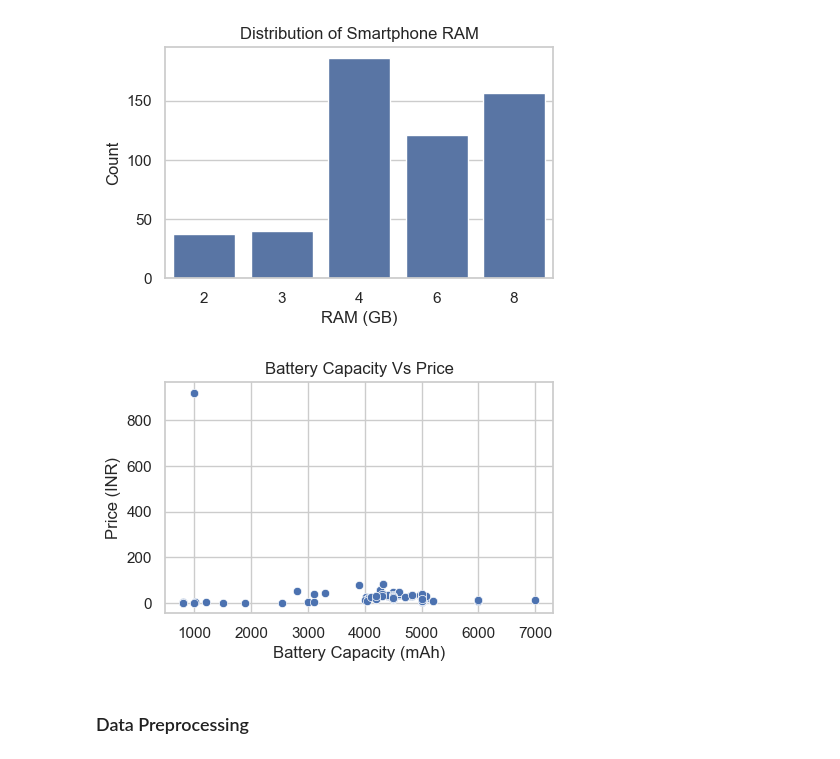
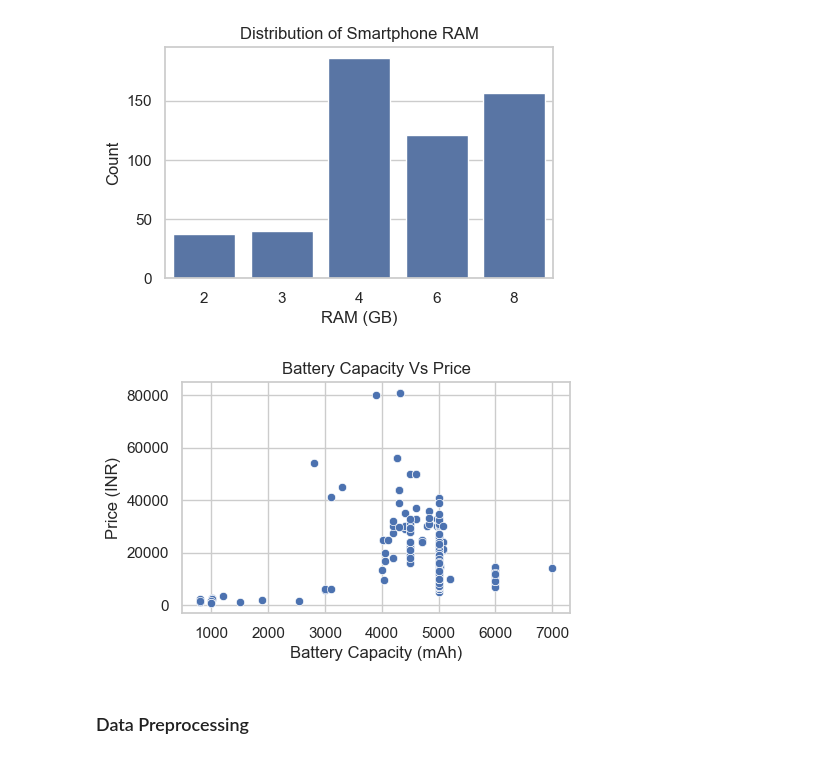
Before and after one commit to bhp001/Price-Prediction-for-Mobile-Phones, a Jupyter notebook: Feature Extraction and Price Prediction for Mobile Phones.ipynb, the cells around one changed output. Cells and saved outputs as stored; diff of their text form; code cells hidden in the pictures.

```diff
--- a/Feature Extraction and Price Prediction for Mobile Phones.ipynb
+++ b/Feature Extraction and Price Prediction for Mobile Phones.ipynb
@@ -194,0 +210,2 @@ Name: count, Length: 158, dtype: int64
+# %%
+data_new= pd.read_csv("mobile_data_new.csv")
@@ -277,14 +303,14 @@ plt.show()
 # %%
 # Battery Capacity Vs Price scatter plot
 
 plt.figure(figsize=(5,3))
-sns.scatterplot(x='Battery_', y='Prize', data=data)
+sns.scatterplot(x='Battery_', y='Prize', data=data_new)
 plt.title('Battery Capacity Vs Price')
 plt.xlabel('Battery Capacity (mAh)')
 plt.ylabel('Price (INR)')
 plt.show()
 # %% [output]
-[figure, old version]
+[figure, new version]
 # %% [markdown]
 ### Data Preprocessing
 # %%
```
Also changed, not shown: parts of 24 cells of this notebook.
